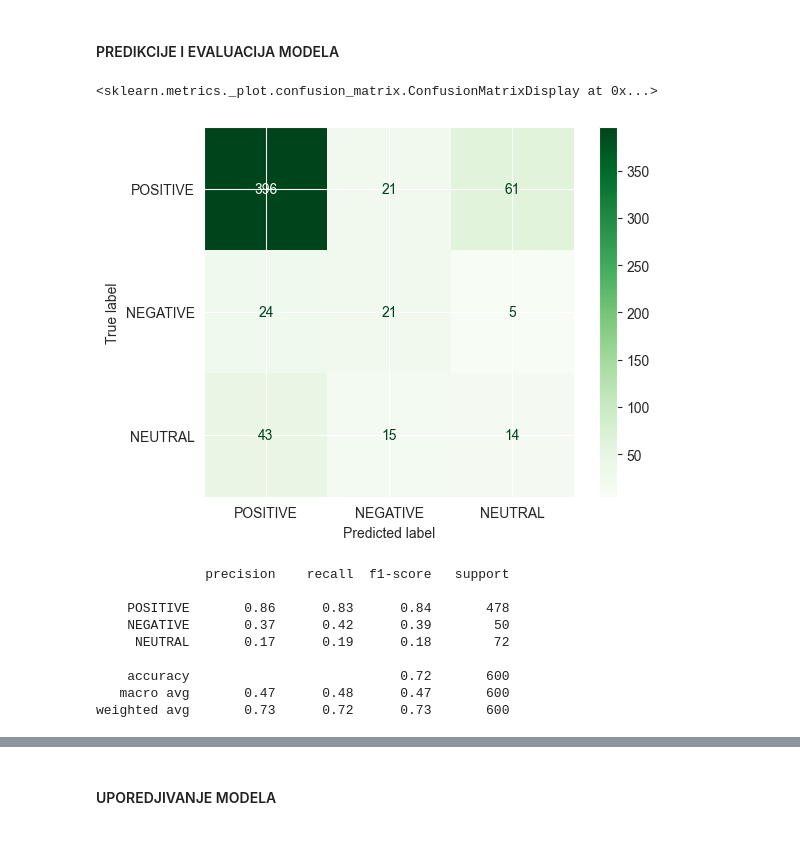
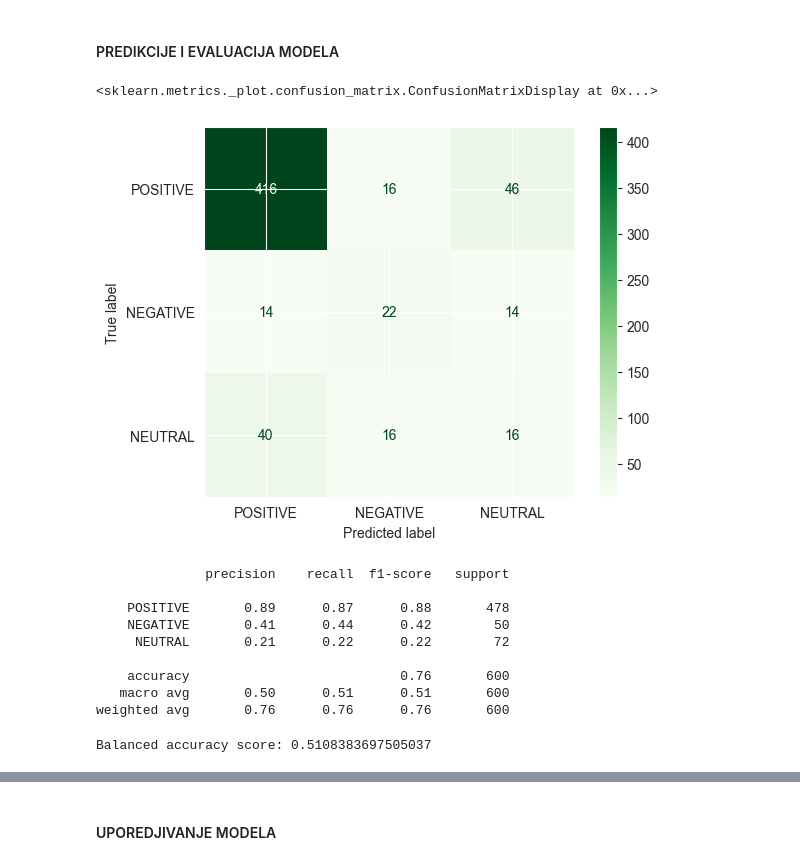
Before and after one commit to nralic/napredna-analiza-podataka, a Jupyter notebook: primeri_kolokvijuma/Klasifikacija2.ipynb, the cells around one changed output, grey strips where cells are left out. Cells and saved outputs as stored; diff of their text form; code cells hidden in the pictures.

```diff
--- a/primeri_kolokvijuma/Klasifikacija2.ipynb
+++ b/primeri_kolokvijuma/Klasifikacija2.ipynb
@@ -187,17 +201,26 @@ def spacy_tokenizer(doc):
     words = [token.lemma_.lower() for token in tokens]
     return words
 # %%
-def create_count_vectorizer(ngrams=(1, 2)):
-    return CountVectorizer(
-        tokenizer=spacy_tokenizer,
-        token_pattern=None,
-        ngram_range=ngrams
-    )
+count_vectoriser = CountVectorizer(
+    tokenizer=spacy_tokenizer,
+    token_pattern=None,
+    ngram_range=(1, 2),
+    min_df=0.01,
+    max_df=0.95
+)
+# %%
+column_transformer = ColumnTransformer(
+    transformers=[
+        ('one_hot_encoder', one_hot_encoding, ['Branch']),
+        # one-hot-encoder ocekuje dataframe!!!
+        ('count_vectoriser', count_vectoriser, 'Review_Text')
+    ]
+)
 # %% [markdown]
 #### PODELA NA TRAIN I TEST
 # %%
-X = data.Review_Text
-y = data.Sentiment
+X = data[['Branch', 'Review_Text']]
+y = data.sentiment
 
 y_encodings, y_levels = pd.factorize(y)
 
@@ -206,20 +229,15 @@ X_train, X_test, y_train, y_test = train_test_split(X, y_encodings, test_size=0.
 # %% [markdown]
 #### KREIRANJE I TRENING PIPELINE-a
 # %%
-vectorizer = create_count_vectorizer()
-
-smote = SMOTE(random_state=RAND_STATE)
-
 classifier = SVC(random_state=RAND_STATE, kernel='linear')
 
-svc_pipe = Pipeline(
+pipe = Pipeline(
     steps=[
-        ('vectorizer', vectorizer),
-        ('resampling', smote),
+        ('transformer', column_transformer),
         ('classifier', classifier)
     ],
     verbose=True
 )
 
-svc_pipe.fit(X_train, y_train)
+pipe.fit(X_train, y_train)
 # %% [output]
@@ -236,30 +262,34 @@ Pipeline(steps=[('vectorizer',
 #### PREDIKCIJE I EVALUACIJA MODELA
 # %%
 ConfusionMatrixDisplay.from_estimator(
-    estimator=svc_pipe,
+    estimator=pipe,
     X=X_test,
     y=y_test,
     display_labels=y_levels,
     cmap='Greens'
 )
 # %% [output]
 <sklearn.metrics._plot.confusion_matrix.ConfusionMatrixDisplay at 0x...>
-[figure, old version]
+[figure, new version]
 # %%
-y_pred = svc_pipe.predict(X_test)
+prediction1 = pipe.predict(X_test)
 
-report1 = classification_report(y_true=y_test, y_pred=y_pred, target_names=y_levels)
+report1 = classification_report(y_true=y_test, y_pred=prediction1, target_names=y_levels)
 
 print(report1)
 # %% [output]
               precision    recall  f1-score   support
 
-    POSITIVE       0.86      0.83      0.84       478
-    NEGATIVE       0.37      0.42      0.39        50
-     NEUTRAL       0.17      0.19      0.18        72
+    POSITIVE       0.89      0.87      0.88       478
+    NEGATIVE       0.41      0.44      0.42        50
+     NEUTRAL       0.21      0.22      0.22        72
 
-    accuracy                           0.72       600
-   macro avg       0.47      0.48      0.47       600
-weighted avg       0.73      0.72      0.73       600
+    accuracy                           0.76       600
+   macro avg       0.50      0.51      0.51       600
+weighted avg       0.76      0.76      0.76       600
+# %%
+print('Balanced accuracy score:', balanced_accuracy_score(y_true=y_test, y_pred=prediction1))
+# %% [output]
+Balanced accuracy score: 0.5108383697505037
 # %% [markdown]
 Klasa `POSITIVE`:
```
Also changed, not shown: parts of 27 cells of this notebook, 2 other files.
